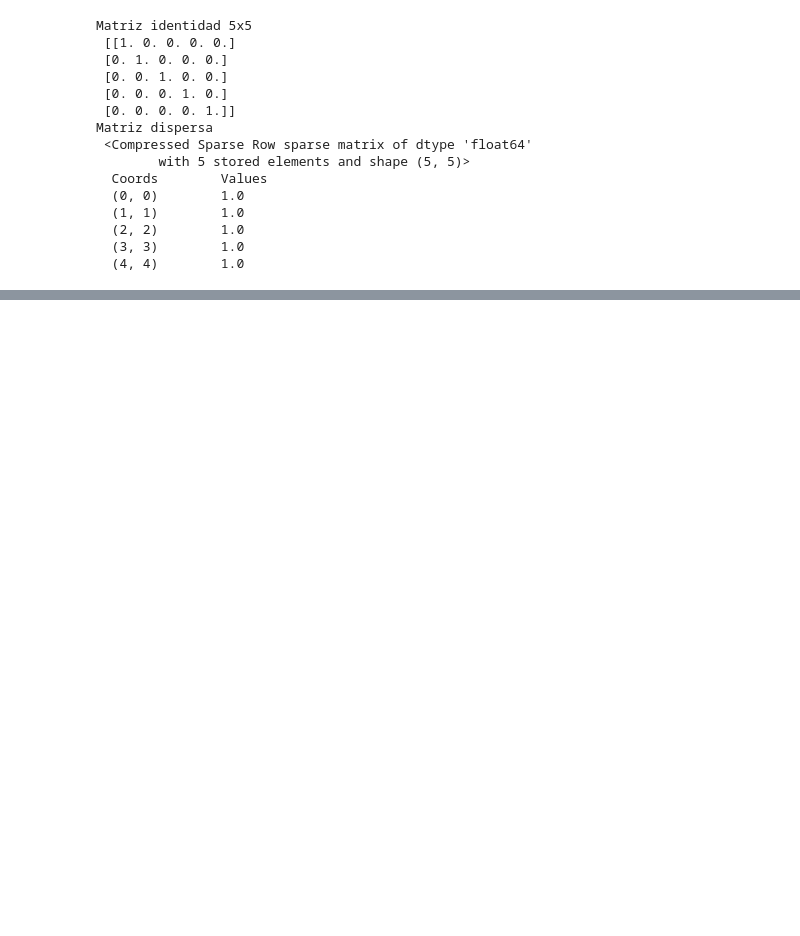
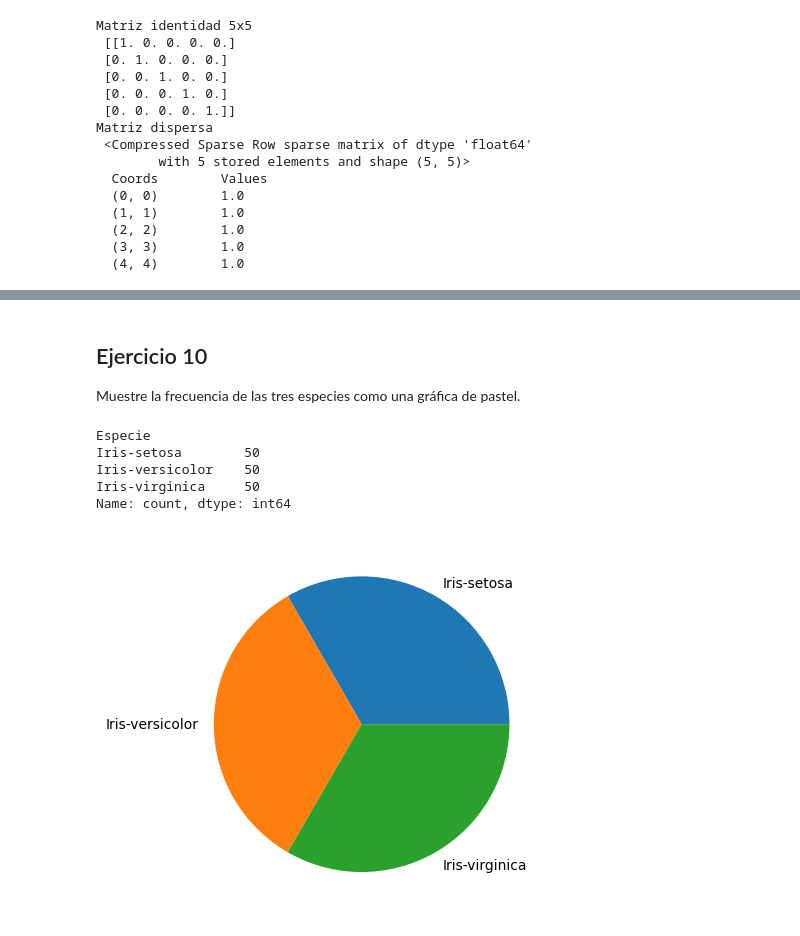
Before and after one commit to Erickescorpions/pattern-recognition, a Jupyter notebook: P1/P1-Desarrollo.ipynb, the cells around one changed output, grey strips where cells are left out. Saved outputs shown, nothing was run; the diff lists cells and outputs as text; code cells hidden in the pictures; blank space fills up the shorter version.

Commit message:
agregando soluciones de ejercicios

```diff
--- a/P1/P1-Desarrollo.ipynb
+++ b/P1/P1-Desarrollo.ipynb
@@ -156,0 +190,2 @@ Matriz dispersa
+# %%
+frecuencia_por_especie = x['Especie'].value_counts()
@@ -156,0 +281,17 @@ Matriz dispersa
+# %% [markdown]
+## Ejercicio 10
+Muestre la frecuencia de las tres especies como una gráfica de pastel.
+# %%
+print(frecuencia_por_especie)
+etiquetas = frecuencia_por_especie.index
+valores = frecuencia_por_especie.values
+
+plt.pie(valores, labels=etiquetas)
+plt.show()
+# %% [output]
+Especie
+Iris-setosa        50
+Iris-versicolor    50
+Iris-virginica     50
+Name: count, dtype: int64
+[figure, added]
```
Also changed, not shown: parts of 21 cells of this notebook.
